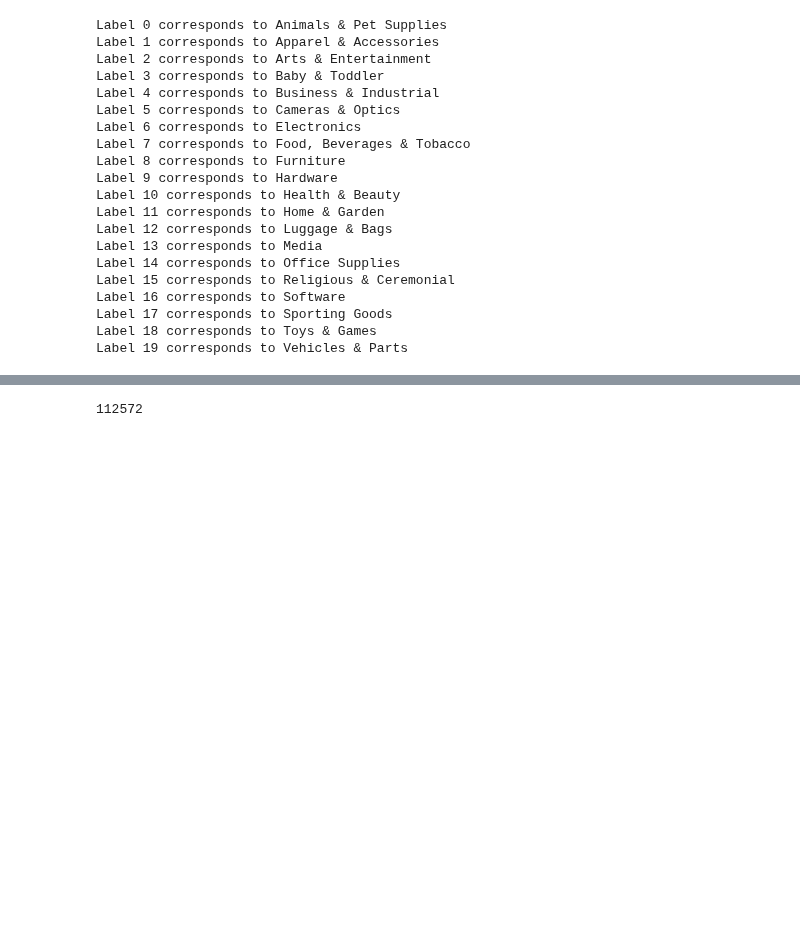
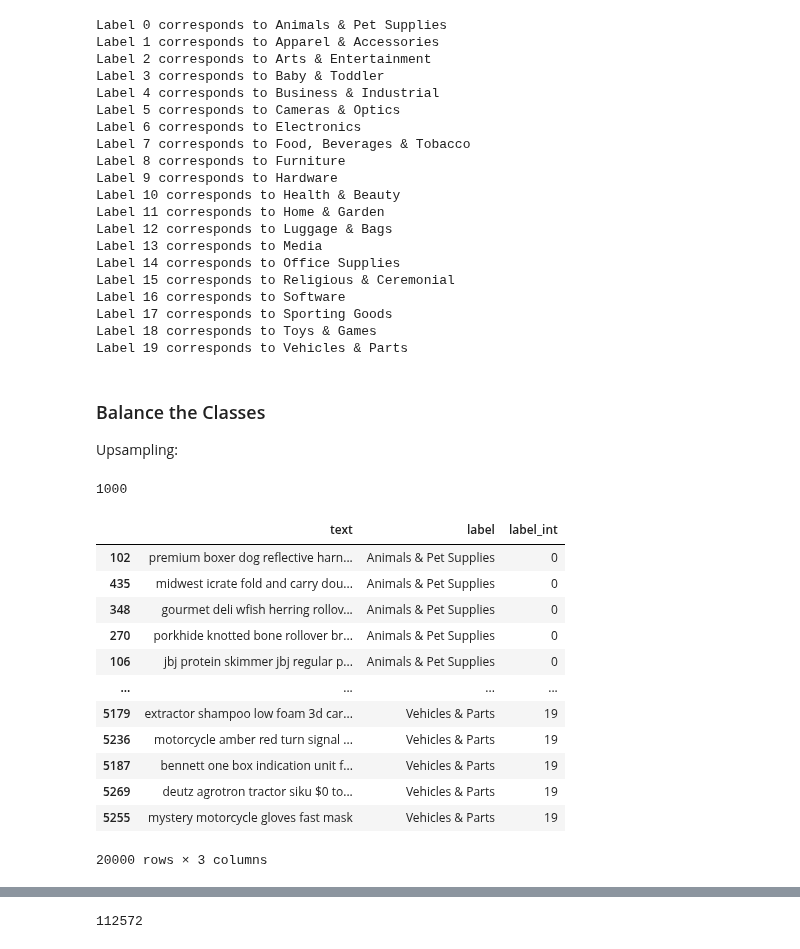
Before and after one commit to farrokhkarimi/multi_label_text_classification, a Jupyter notebook: multi_label_text_classification.ipynb, the cells around one changed output, grey strips where cells are left out. Drawn from its saved outputs; the diff is of its cells as text; code cells hidden in the pictures; blank space fills up the shorter version.

```diff
--- a/multi_label_text_classification.ipynb
+++ b/multi_label_text_classification.ipynb
@@ -96,4 +193,6 @@ There are just 3 Nan samples in the dataset so we can ignore them.
 # %%
+df = pd.read_csv('Ronash_DS_Assignment.csv')
+
 # the function for extracting and standardizing the sentences
 def text_extraction(dfi):
   # in this function, we concatenate text feature parts of the data as a sentence
@@ -195,3 +311,41 @@ Label 16 corresponds to Software
 Label 17 corresponds to Sporting Goods
 Label 18 corresponds to Toys & Games
 Label 19 corresponds to Vehicles & Parts
+# %% [markdown]
+### Balance the Classes
+Upsampling:
+# %%
+max_samples = dataset['label'].value_counts().max()
+max_samples
+# %% [output]
+1000
+# %%
+balanced_data_list = []
+
+for class_name, group in dataset.groupby('label'):
+    if len(group) < max_samples:
+        upsampled_group = resample(group,
+                                   replace=True,
+                                   n_samples=max_samples,
+                                   random_state=42)
+    else:
+        upsampled_group = group
+
+    balanced_data_list.append(upsampled_group)
+
+balanced_data = pd.concat(balanced_data_list)
+balanced_data
+# %% [output]
+|  | text | label | label_int |
+| 102 | premium boxer dog reflective harn... | Animals & Pet Supplies | 0 |
+| 435 | midwest icrate fold and carry dou... | Animals & Pet Supplies | 0 |
+| 348 | gourmet deli wfish herring rollov... | Animals & Pet Supplies | 0 |
+| 270 | porkhide knotted bone rollover br... | Animals & Pet Supplies | 0 |
+| 106 | jbj protein skimmer jbj regular p... | Animals & Pet Supplies | 0 |
+| ... | ... | ... | ... |
+| 5179 | extractor shampoo low foam 3d car... | Vehicles & Parts | 19 |
+| 5236 | motorcycle amber red turn signal ... | Vehicles & Parts | 19 |
+| 5187 | bennett one box indication unit f... | Vehicles & Parts | 19 |
+| 5269 | deutz agrotron tractor siku $0 to... | Vehicles & Parts | 19 |
+| 5255 | mystery motorcycle gloves fast mask | Vehicles & Parts | 19 |
+20000 rows × 3 columns
```
Also changed, not shown: parts of 46 cells of this notebook.
